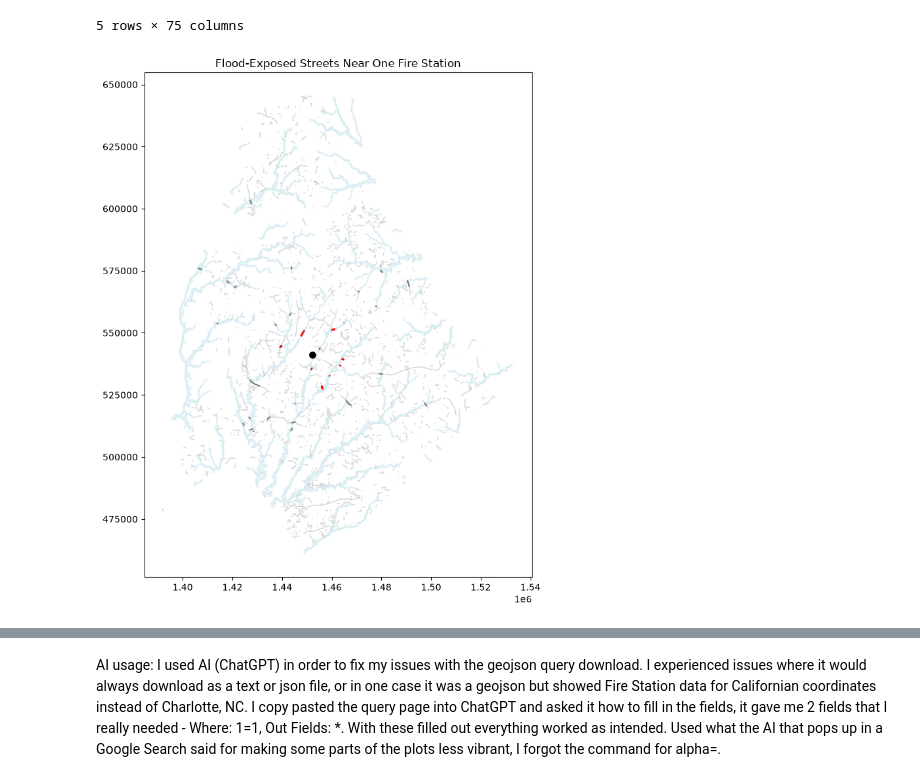
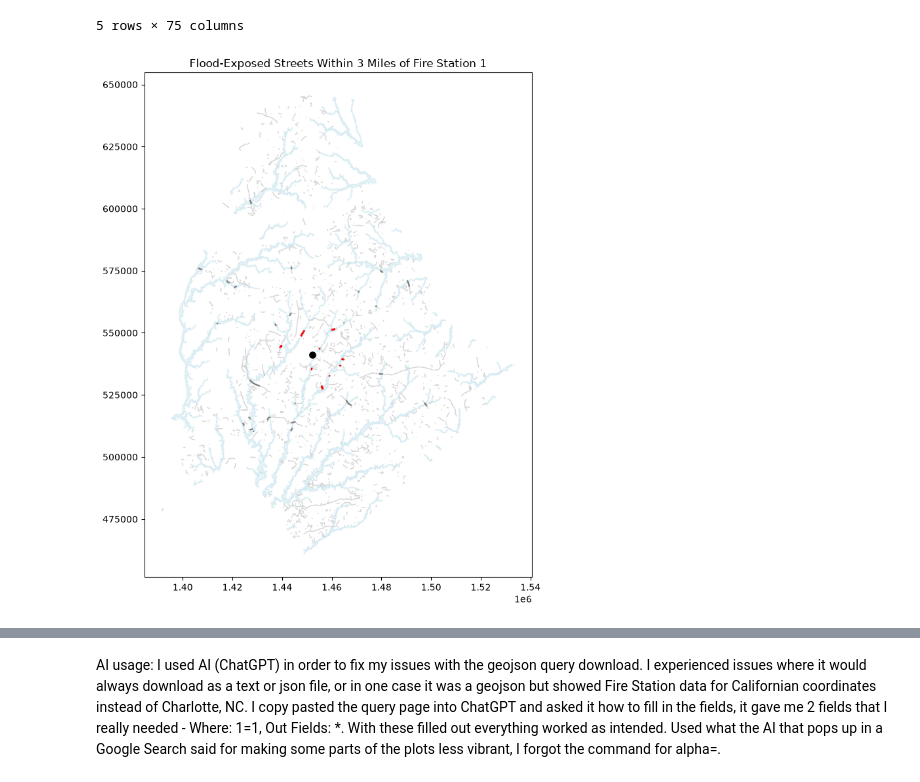
Before and after one commit to achakarova/geog592-achakaro, a Jupyter notebook: homework/week07/achakaro_hw08.ipynb, the cells around one changed output, grey strips where cells are left out. Saved outputs shown, nothing was run; the diff lists cells and outputs as text; code cells hidden in the pictures.

```diff
--- a/homework/week07/achakaro_hw08.ipynb
+++ b/homework/week07/achakaro_hw08.ipynb
@@ -167,6 +195,8 @@ Layer 3: Exposed Streets Near a Fire Station
 # %%
-fire_station_1 = fire.geometry.iloc[0]
-flood_exposed_streets["distance_to_fire_ft"] = (flood_exposed_streets.geometry.distance(fire_station_1))
+fire_station_1 = fire[fire["NUM"] == 1].geometry.iloc[0]
+
+#calculate the distance from each flood-exposed street to Fire Station 1
+flood_exposed_streets["distance_to_fire_ft"] = flood_exposed_streets.geometry.distance(fire_station_1)
 flood_exposed_streets[["distance_to_fire_ft", "geometry"]].head()
 # %% [output]
 |  | distance_to_fire_ft | geometry |
@@ -203,15 +233,16 @@ flood_streets_near_fire.head()
 5 rows × 75 columns
 # %%
 fig, ax = plt.subplots(figsize=(10, 10))
+
 community.plot(ax=ax, color="lightblue", alpha=0.30, edgecolor="lightblue")
 streets.plot(ax=ax, color="lightgray", linewidth=1.0)
 flood_exposed_streets.plot(ax=ax, color="gray", linewidth=1.7)
 flood_streets_near_fire.plot(ax=ax, color="red", linewidth=2.2)
-fire.iloc[[0]].plot(ax=ax, color="black", markersize=45)
+fire[fire["NUM"] == 1].plot(ax=ax, color="black", markersize=45)
 
-ax.set_title("Flood-Exposed Streets Near One Fire Station")
+ax.set_title("Flood-Exposed Streets Within 3 Miles of Fire Station 1")
 plt.show()
 # %% [output]
-[figure, old version]
+[figure, new version]
 # %%
 flood_streets_near_fire.to_file(f"{data_directory}/flood_streets_near_fire.geojson",driver="GeoJSON")
```
Also changed, not shown: parts of 22 cells of this notebook, 3 other files.
